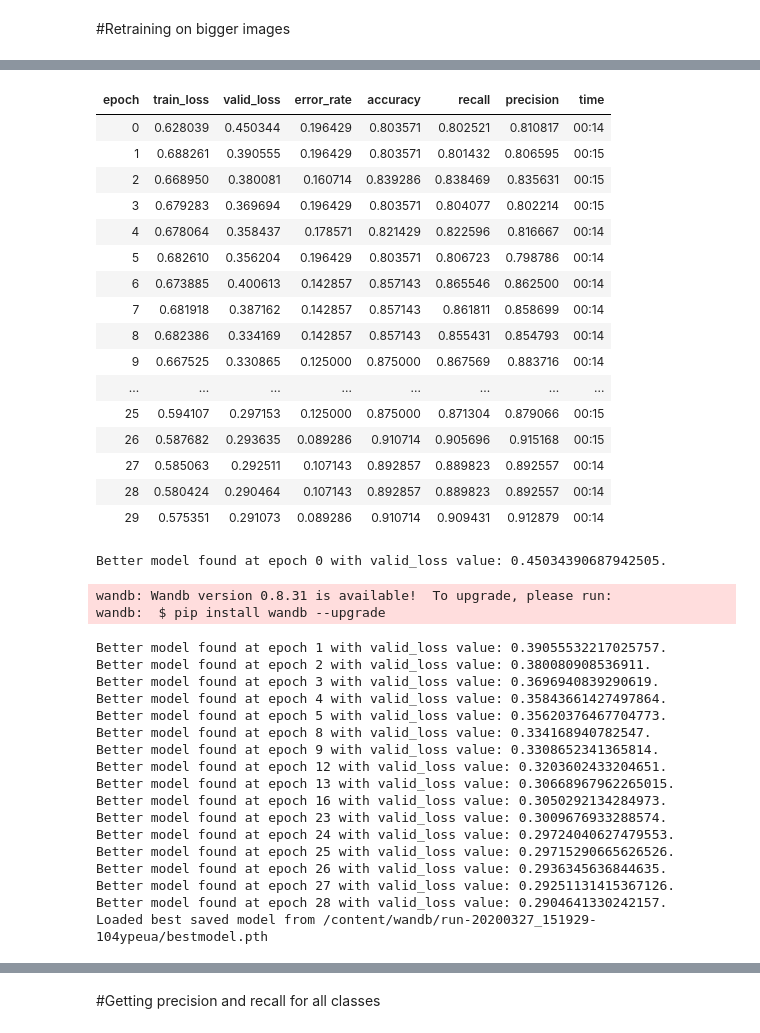
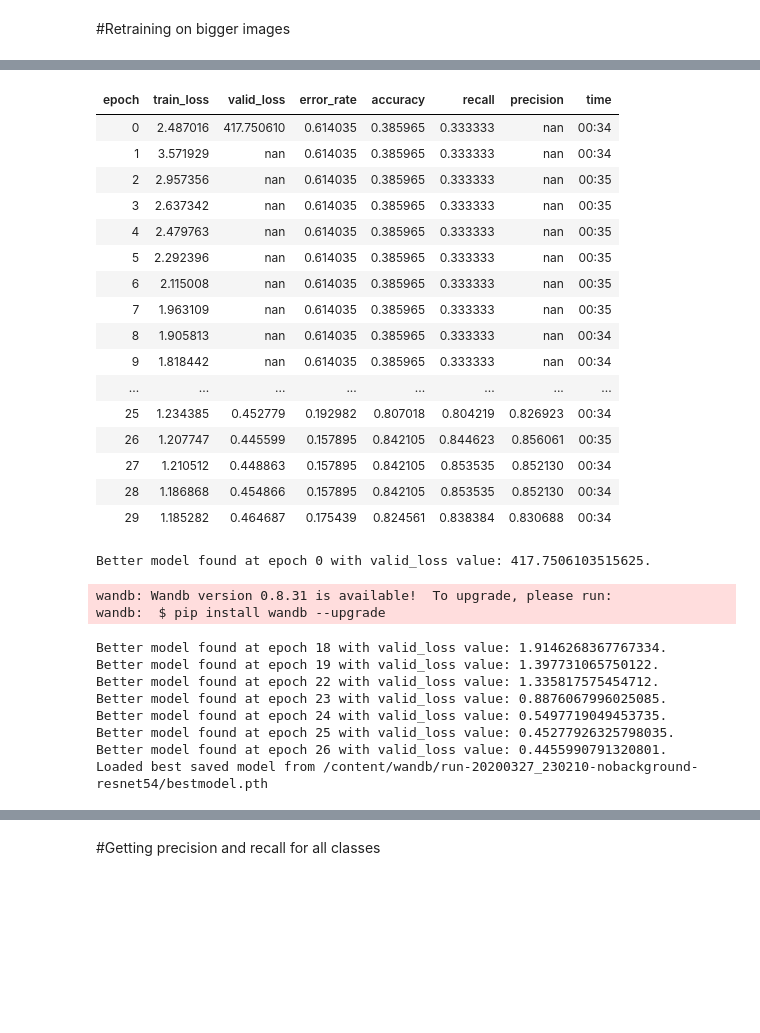
Before and after one commit to Pager07/Human-object-interaction-for-basketball-videos, a Jupyter notebook: ActionRecognitionClassifier2.ipynb, the cells around one changed output, grey strips where cells are left out. Saved outputs shown, nothing was run; the diff lists cells and outputs as text; code cells hidden in the pictures; blank space fills up the shorter version.

```diff
--- a/ActionRecognitionClassifier2.ipynb
+++ b/ActionRecognitionClassifier2.ipynb
@@ -67,8 +64,8 @@ W&B Run: https://app.wandb.ai/pager07/action-classification/runs/104ypeua
 # %% [markdown]
 #Understanding the data
 # %%
-root_dir = '/content/gdrive/My Drive/My Notes/3rd year/Individual Projects/Data6'
-base_dir = root_dir + '/trainMerged'
+root_dir = '/content/gdrive/My Drive/My Notes/3rd year/Individual Projects/Data3'
+base_dir = root_dir + '/Basketball'
 path = Path(base_dir)
 # %%
 img = open_image(path/'train'/'3-Pointer'/'3-Pointer1.mov.png')
@@ -154,7 +151,7 @@ Test: None
 Using mixup data agumentation
 '''
 learn = cnn_learner(data,
-                    models.resnet34,
+                    models.resnet50,
                     metrics= [error_rate,accuracy, Recall(),Precision()],
                     callback_fns=partial(WandbCallback, input_type='images')).mixup().to_fp16()
 # %%
@@ -247,4 +270,6 @@ interp.most_confused(min_val=2)
  ('Free-throw', 'Dunk', 4)]
 # %% [markdown]
 #Retraining on bigger images
+# %%
+learn.load('stage2-resnet50-size244')
 # %%
@@ -254,7 +279,7 @@ data = ImageDataBunch.from_folder(path, train="train", valid_pct=0.3,
                                   num_workers = 1,bs=64).normalize(imagenet_stats);
 learn.data = data
 # %%
-learn.data.add_tfm(to_half)
+#learn.data.add_tfm(to_half)
 learn.fit_one_cycle(20)
 # %% [output]
 | epoch | train_loss | valid_loss | error_rate | accuracy | recall | precision | time |
@@ -306,41 +352,32 @@ learn.recorder.plot()
 # %%
-learn.fit_one_cycle(30,max_lr=slice(1e-05,1e-03))
+learn.fit_one_cycle(30,max_lr=slice(1e-03,1e-01))
 # %% [output]
 | epoch | train_loss | valid_loss | error_rate | accuracy | recall | precision | time |
-| 0 | 0.628039 | 0.450344 | 0.196429 | 0.803571 | 0.802521 | 0.810817 | 00:14 |
-| 1 | 0.688261 | 0.390555 | 0.196429 | 0.803571 | 0.801432 | 0.806595 | 00:15 |
-| 2 | 0.668950 | 0.380081 | 0.160714 | 0.839286 | 0.838469 | 0.835631 | 00:15 |
-| 3 | 0.679283 | 0.369694 | 0.196429 | 0.803571 | 0.804077 | 0.802214 | 00:15 |
-| 4 | 0.678064 | 0.358437 | 0.178571 | 0.821429 | 0.822596 | 0.816667 | 00:14 |
-| 5 | 0.682610 | 0.356204 | 0.196429 | 0.803571 | 0.806723 | 0.798786 | 00:14 |
-| 6 | 0.673885 | 0.400613 | 0.142857 | 0.857143 | 0.865546 | 0.862500 | 00:14 |
-| 7 | 0.681918 | 0.387162 | 0.142857 | 0.857143 | 0.861811 | 0.858699 | 00:14 |
-| 8 | 0.682386 | 0.334169 | 0.142857 | 0.857143 | 0.855431 | 0.854793 | 00:14 |
-| 9 | 0.667525 | 0.330865 | 0.125000 | 0.875000 | 0.867569 | 0.883716 | 00:14 |
+| 0 | 2.487016 | 417.750610 | 0.614035 | 0.385965 | 0.333333 | nan | 00:34 |
+| 1 | 3.571929 | nan | 0.614035 | 0.385965 | 0.333333 | nan | 00:34 |
+| 2 | 2.957356 | nan | 0.614035 | 0.385965 | 0.333333 | nan | 00:35 |
+| 3 | 2.637342 | nan | 0.614035 | 0.385965 | 0.333333 | nan | 00:35 |
+| 4 | 2.479763 | nan | 0.614035 | 0.385965 | 0.333333 | nan | 00:35 |
+| 5 | 2.292396 | nan | 0.614035 | 0.385965 | 0.333333 | nan | 00:35 |
+| 6 | 2.115008 | nan | 0.614035 | 0.385965 | 0.333333 | nan | 00:35 |
+| 7 | 1.963109 | nan | 0.614035 | 0.385965 | 0.333333 | nan | 00:35 |
+| 8 | 1.905813 | nan | 0.614035 | 0.385965 | 0.333333 | nan | 00:34 |
+| 9 | 1.818442 | nan | 0.614035 | 0.385965 | 0.333333 | nan | 00:34 |
 | ... | ... | ... | ... | ... | ... | ... | ... |
-| 25 | 0.594107 | 0.297153 | 0.125000 | 0.875000 | 0.871304 | 0.879066 | 00:15 |
-| 26 | 0.587682 | 0.293635 | 0.089286 | 0.910714 | 0.905696 | 0.915168 | 00:15 |
-| 27 | 0.585063 | 0.292511 | 0.107143 | 0.892857 | 0.889823 | 0.892557 | 00:14 |
-| 28 | 0.580424 | 0.290464 | 0.107143 | 0.892857 | 0.889823 | 0.892557 | 00:14 |
-| 29 | 0.575351 | 0.291073 | 0.089286 | 0.910714 | 0.909431 | 0.912879 | 00:14 |
+| 25 | 1.234385 | 0.452779 | 0.192982 | 0.807018 | 0.804219 | 0.826923 | 00:34 |
+| 26 | 1.207747 | 0.445599 | 0.157895 | 0.842105 | 0.844623 | 0.856061 | 00:35 |
+| 27 | 1.210512 | 0.448863 | 0.157895 | 0.842105 | 0.853535 | 0.852130 | 00:34 |
+| 28 | 1.186868 | 0.454866 | 0.157895 | 0.842105 | 0.853535 | 0.852130 | 00:34 |
+| 29 | 1.185282 | 0.464687 | 0.175439 | 0.824561 | 0.838384 | 0.830688 | 00:34 |
-Better model found at epoch 0 with valid_loss value: 0.45034390687942505.
+Better model found at epoch 0 with valid_loss value: 417.7506103515625.
 wandb: Wandb version 0.8.31 is available!  To upgrade, please run:
 wandb:  $ pip install wandb --upgrade
-Better model found at epoch 1 with valid_loss value: 0.39055532217025757.
-Better model found at epoch 2 with valid_loss value: 0.380080908536911.
-Better model found at epoch 3 with valid_loss value: 0.3696940839290619.
-Better model found at epoch 4 with valid_loss value: 0.35843661427497864.
-Better model found at epoch 5 with valid_loss value: 0.35620376467704773.
-Better model found at epoch 8 with valid_loss value: 0.334168940782547.
-Better model found at epoch 9 with valid_loss value: 0.3308652341365814.
-Better model found at epoch 12 with valid_loss value: 0.3203602433204651.
-Better model found at epoch 13 with valid_loss value: 0.30668967962265015.
-Better model found at epoch 16 with valid_loss value: 0.3050292134284973.
-Better model found at epoch 23 with valid_loss value: 0.3009676933288574.
-Better model found at epoch 24 with valid_loss value: 0.29724040627479553.
-Better model found at epoch 25 with valid_loss value: 0.29715290665626526.
-Better model found at epoch 26 with valid_loss value: 0.2936345636844635.
-Better model found at epoch 27 with valid_loss value: 0.29251131415367126.
-Better model found at epoch 28 with valid_loss value: 0.2904641330242157.
-Loaded best saved model from /content/wandb/run-20200327_151929-104ypeua/bestmodel.pth
+Better model found at epoch 18 with valid_loss value: 1.9146268367767334.
+Better model found at epoch 19 with valid_loss value: 1.397731065750122.
+Better model found at epoch 22 with valid_loss value: 1.335817575454712.
+Better model found at epoch 23 with valid_loss value: 0.8876067996025085.
+Better model found at epoch 24 with valid_loss value: 0.5497719049453735.
+Better model found at epoch 25 with valid_loss value: 0.45277926325798035.
+Better model found at epoch 26 with valid_loss value: 0.4455990791320801.
+Loaded best saved model from /content/wandb/run-20200327_230210-nobackground-resnet54/bestmodel.pth
 # %%
```
Also changed, not shown: parts of 28 cells of this notebook.
